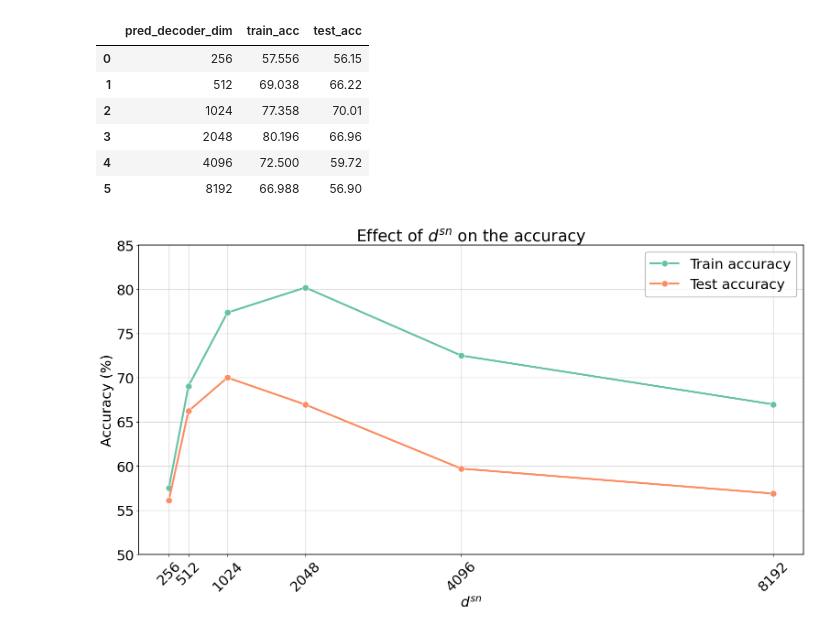
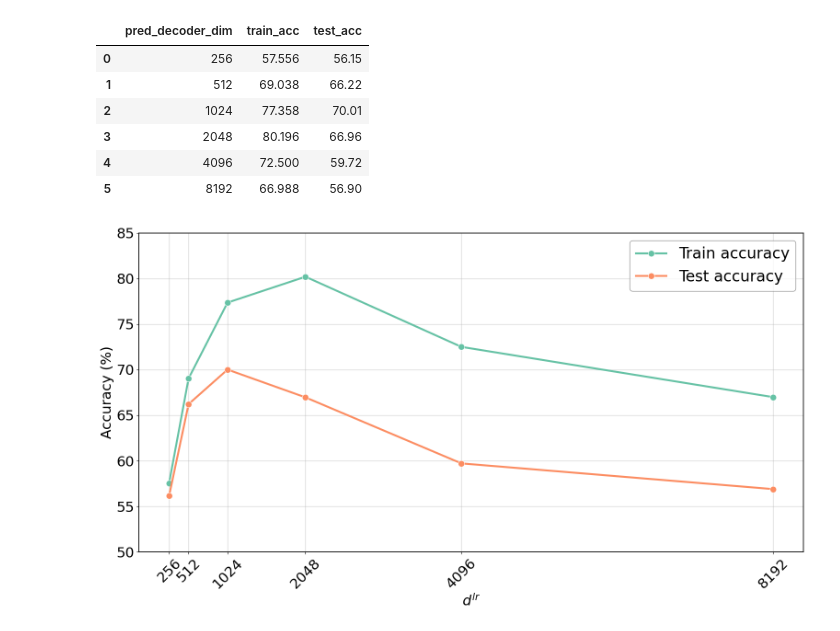
Before and after one commit to albertopirillo/NITRO-D, a Jupyter notebook: figures/plot_learning_dim.ipynb, the cells around one changed output. Cells and saved outputs as stored; diff of their text form; code cells hidden in the pictures.

```diff
--- a/figures/plot_learning_dim.ipynb
+++ b/figures/plot_learning_dim.ipynb
@@ -15,17 +15,17 @@ df
 | 5 | 8192 | 66.988 | 56.90 |
 # %%
 params = {
-   'font.size': 22,
+   'font.size': 24,
    'axes.linewidth': 1.25,
-   'axes.labelsize': 22,
-   'legend.fontsize': 22,
-   'xtick.labelsize': 22,
-   'ytick.labelsize': 22
+   'axes.labelsize': 24,
+   'legend.fontsize': 24,
+   'xtick.labelsize': 24,
+   'ytick.labelsize': 24
 }
 plt.rcParams.update(params)
 # %%
-title = 'Effect of $d^{sn}$ on the accuracy'
-x_label = '$d^{sn}$'
+title = 'Effect of $d^{lr}$ on the accuracy'
+x_label = '$d^{lr}$'
 y_label = 'Accuracy (%)'
 legend_labels = ['Train accuracy', 'Test accuracy']
 # %%
@@ -34,23 +34,23 @@ colors = Set2_3.mpl_colors
 # %%
 _, ax = plt.subplots(figsize=(16, 9))
 kwargs = dict(ax=ax, marker='o', linestyle='-', errorbar=None, linewidth=3, markersize=10)
 sns.lineplot(data=df, x='pred_decoder_dim', y='train_acc', **kwargs, color=colors[0])
 sns.lineplot(data=df, x='pred_decoder_dim', y='test_acc', **kwargs, color=colors[1])
 
 ax.set_xticks(df['pred_decoder_dim'].unique())
 ax.xaxis.set_tick_params(labelsize=22, rotation=45)
 ax.set_xlabel(x_label, fontsize=22)
 
 ax.set_yticks(range(0, 101, 5), labels=range(0, 101, 5), fontsize=22)
 ax.set_ylim(50, 85)
 ax.set_ylabel(y_label, fontsize=22)
 
-ax.set_title(title, fontsize=25)
+# ax.set_title(title, fontsize=25)
 legend = plt.legend(legend_labels)
 frame = legend.get_frame()
 frame.set_edgecolor('0.5')
 plt.grid(linewidth=1, alpha=0.5, axis='both')
 plt.tight_layout()
-plt.savefig('pred_dim_effect.pdf')
+plt.savefig('dim_lr_effect.pdf')
 # %% [output]
-[figure, old version]
+[figure, new version]
```
Also changed, not shown: 9 other files.
